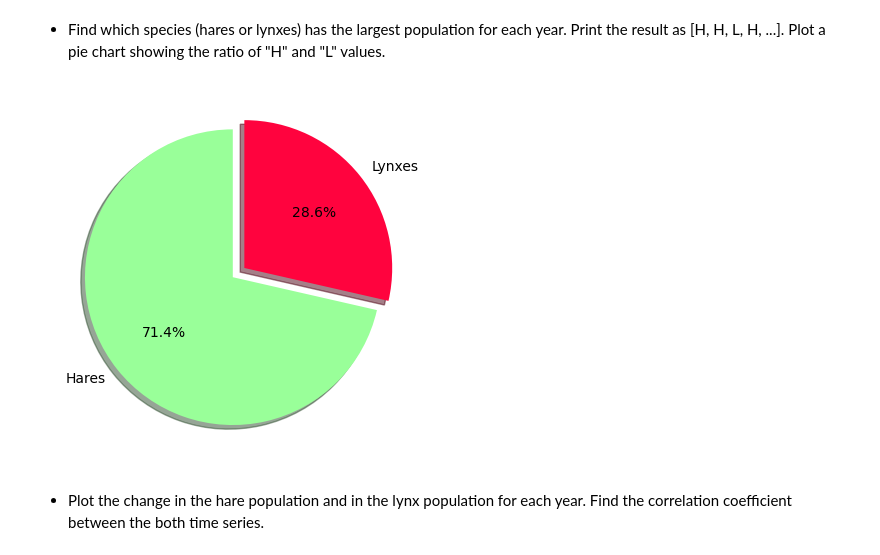
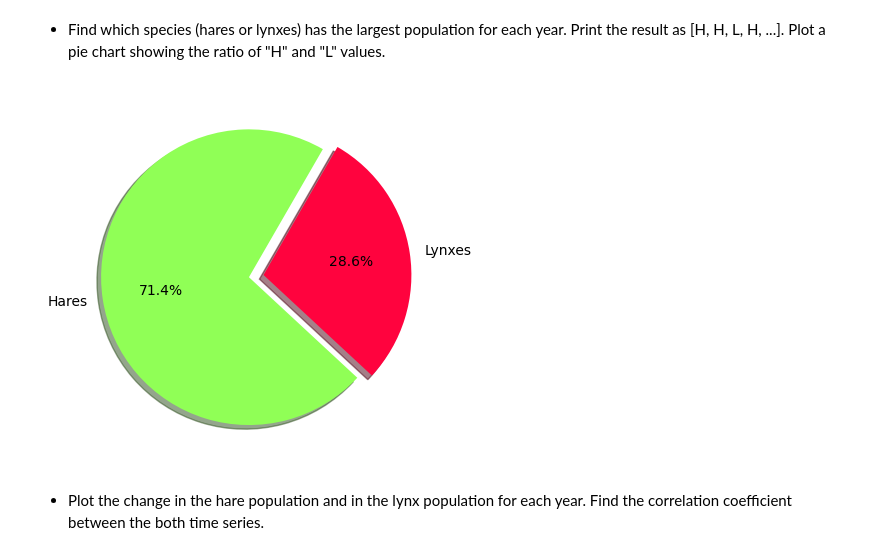
Before and after one commit to NSArt1/StatPrac25, a Jupyter notebook: 2/Hw2.ipynb, the cells around one changed output. Cells and saved outputs as stored; diff of their text form; code cells hidden in the pictures.

```diff
--- a/2/Hw2.ipynb
+++ b/2/Hw2.ipynb
@@ -198,14 +200,14 @@ None
 # %%
 larger_popul = np.where(hares >= lynxes, 'H', 'L')
 fig, ax = plt.subplots()
 larger_popul[larger_popul =='H'].size, larger_popul[larger_popul =='L'].size
 ax.pie((larger_popul[larger_popul =='H'].size, larger_popul[larger_popul =='L'].size), labels=['Hares', 'Lynxes'],
-       colors = ['#99FF99', '#ff033e'], autopct='%1.1f%%',
-       shadow=True, startangle=90, explode = (0, 0.1)
+       colors = ['#90FF56', '#ff033e'], autopct='%1.1f%%',
+       shadow=True, startangle=60, explode = (0, 0.1),
        )
 None
 # %% [output]
-[figure, old version]
+[figure, new version]
 # %% [markdown]
 - Plot the change in the hare population and in the lynx population for each year. Find the correlation coefficient between the both time series.
 # %%
```
Also changed, not shown: parts of 13 cells of this notebook.
